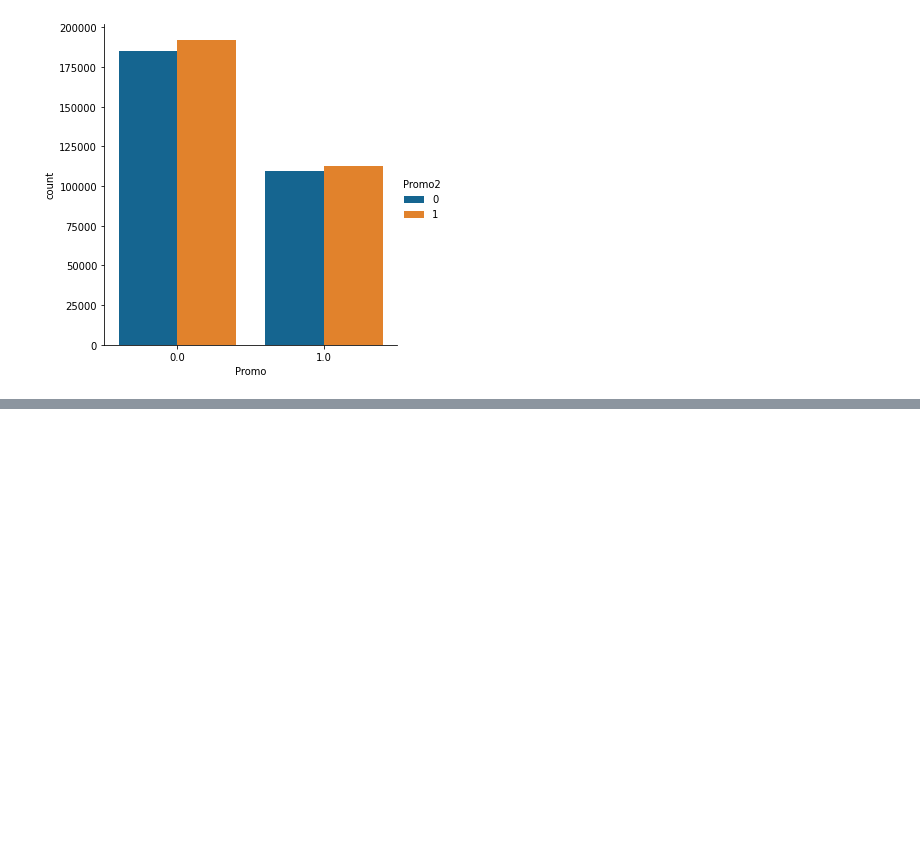
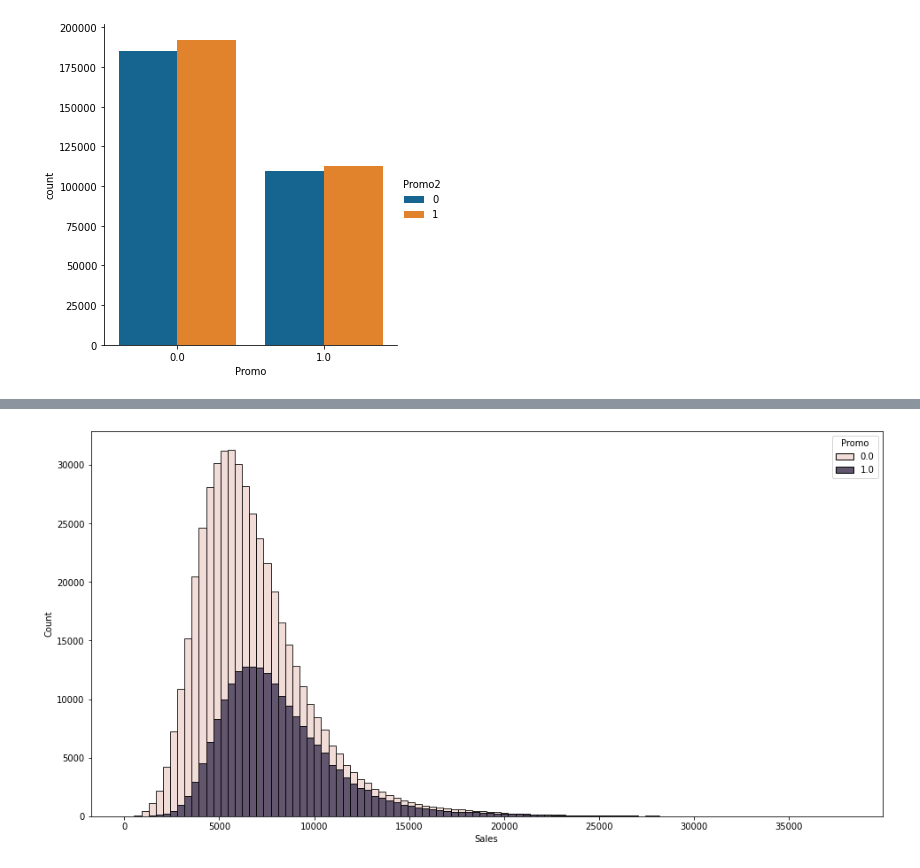
Before and after one commit to wrijupan/Rossmann-DSR-minicomp, a Jupyter notebook: notebooks/visualisations/02_charts_Promo.ipynb, the cells around one changed output, grey strips where cells are left out. Saved outputs shown, nothing was run; the diff lists cells and outputs as text; code cells hidden in the pictures; blank space fills up the shorter version.

```diff
--- a/notebooks/visualisations/02_charts_Promo.ipynb
+++ b/notebooks/visualisations/02_charts_Promo.ipynb
@@ -121,0 +139,10 @@ sns.catplot(x='Promo',
+# %%
+# Stacked bars
+plt.figure(figsize=(16, 8))
+sns.histplot(x='Sales',
+            hue='Promo',
+            multiple='stack',
+            bins= 100,
+            data=nonzero_merged_Sales);
+# %% [output]
+[figure, added]
```
Also changed, not shown: parts of 7 cells of this notebook.
